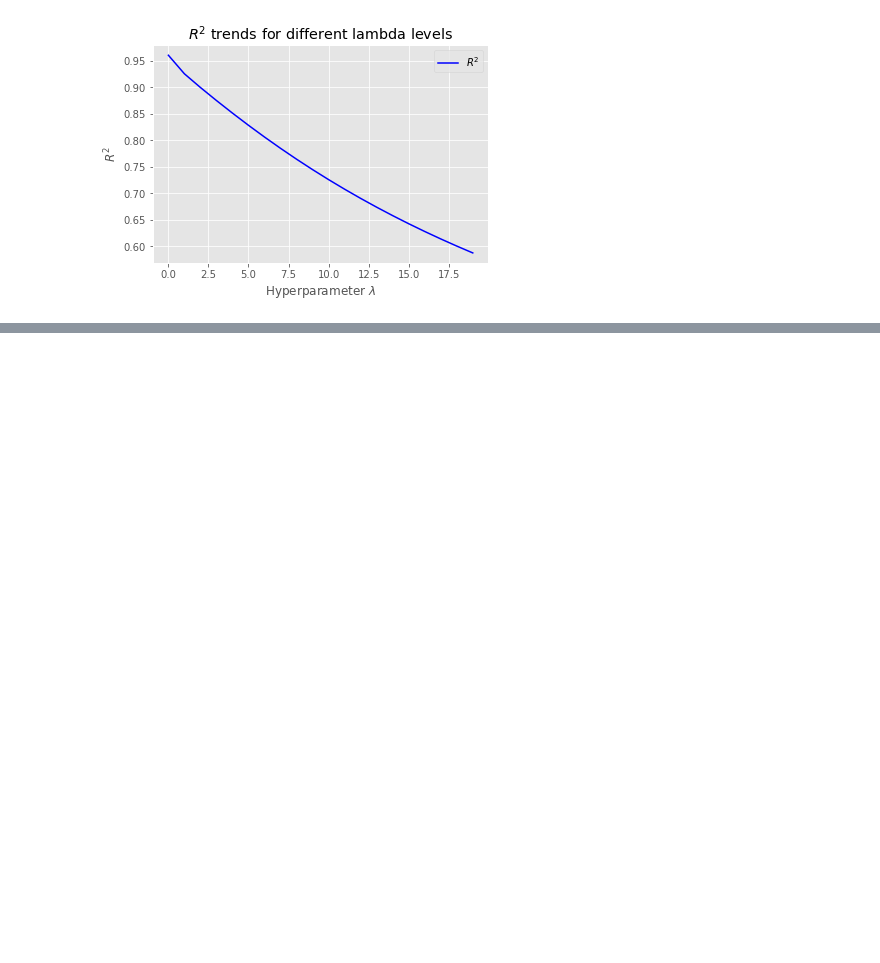
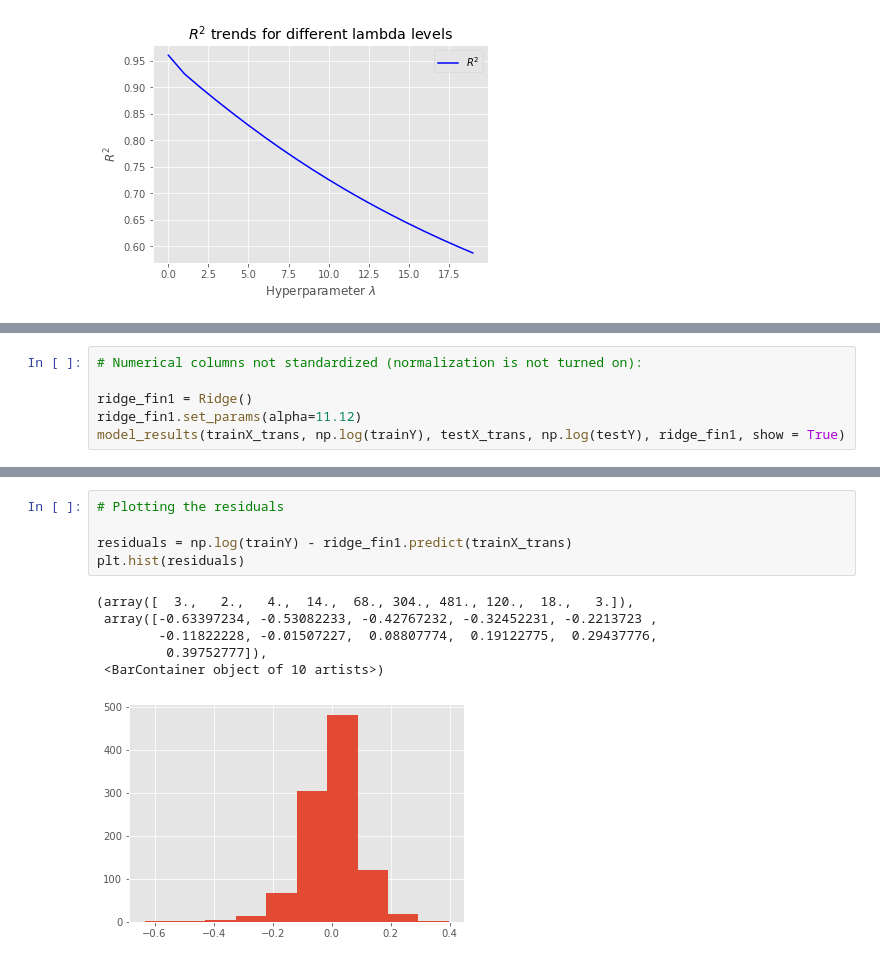
Before and after one commit to suhitasva/ML_Project, a Jupyter notebook: PLR_models.ipynb, the cells around one changed output, grey strips where cells are left out. Drawn from its saved outputs; the diff is of its cells as text; blank space fills up the shorter version.

Commit message:
Ran several types of Regression Models and plotted residuals

```diff
--- a/PLR_models.ipynb
+++ b/PLR_models.ipynb
@@ -456,0 +504,6 @@ Text(0, 0.5, '$R^2$')
+# %%
+# Numerical columns not standardized (normalization is not turned on):
+
+ridge_fin1 = Ridge()
+ridge_fin1.set_params(alpha=11.12)
+model_results(trainX_trans, np.log(trainY), testX_trans, np.log(testY), ridge_fin1, show = True)
@@ -456,0 +519,12 @@ Text(0, 0.5, '$R^2$')
+# %%
+# Plotting the residuals
+
+residuals = np.log(trainY) - ridge_fin1.predict(trainX_trans)
+plt.hist(residuals)
+# %% [output]
+(array([  3.,   2.,   4.,  14.,  68., 304., 481., 120.,  18.,   3.]),
+ array([-0.63397234, -0.53082233, -0.42767232, -0.32452231, -0.2213723 ,
+        -0.11822228, -0.01507227,  0.08807774,  0.19122775,  0.29437776,
+         0.39752777]),
+ <BarContainer object of 10 artists>)
+[figure, added]
```
Also changed, not shown: parts of 42 cells of this notebook.
